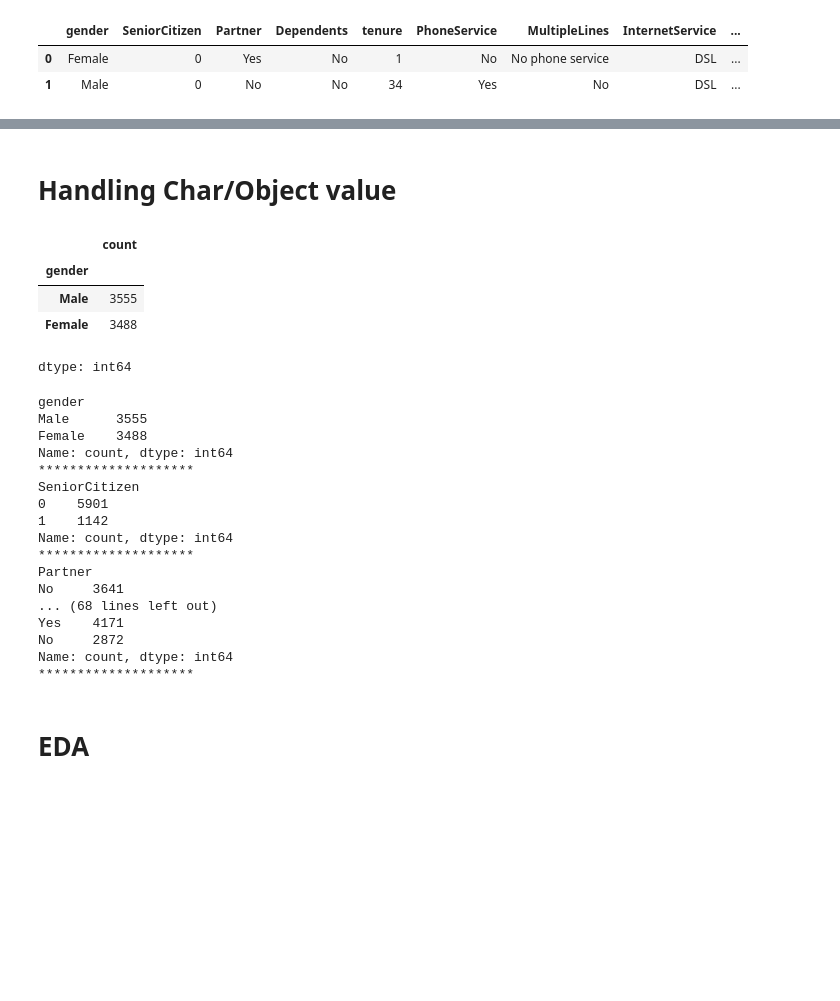
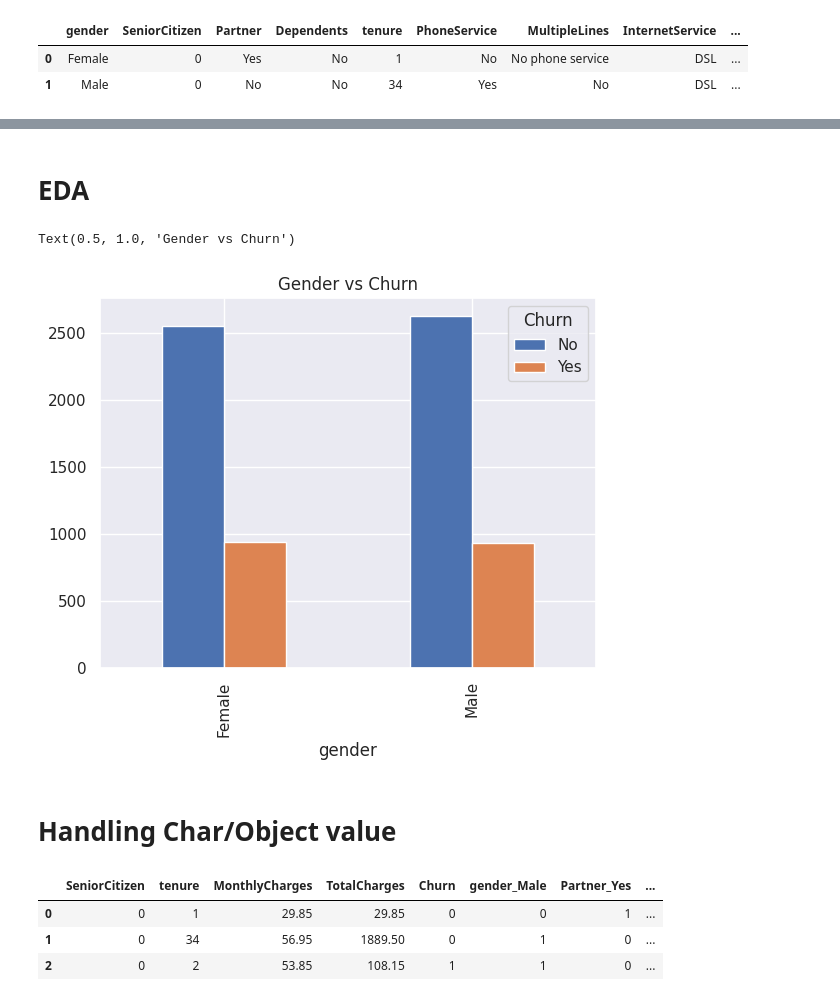
Before and after one commit to sathvikshetty22/MLProjects, a Jupyter notebook: Customer_Churn.ipynb, the cells around one changed output, grey strips where cells are left out. Drawn from its saved outputs; the diff is of its cells as text; code cells hidden in the pictures; blank space fills up the shorter version.

```diff
--- a/Customer_Churn.ipynb
+++ b/Customer_Churn.ipynb
@@ -81,0 +114,2 @@ dataset.head(2)
+# %%
+dataset.replace(['No internet service','No phone service'], 'No', inplace=True)
@@ -82,37 +141,20 @@ dataset.head(2)
+# %% [markdown]
+# EDA
+# %%
+# Relation between Gender vs Churn
+gender_wise = pd.crosstab(dataset['gender'], dataset['Churn'])
+gender_wise.plot(kind='bar')
+plt.title("Gender vs Churn")
+# %% [output]
+Text(0.5, 1.0, 'Gender vs Churn')
+[figure, added]
 # %% [markdown]
 # Handling Char/Object value
-# %%
-dataset['gender'].value_counts()
-# %% [output]
-|  | count |
-| gender |  |
-| Male | 3555 |
-| Female | 3488 |
-dtype: int64
 # %%
-categorical_features = ['gender','SeniorCitizen','Partner','Dependents','PhoneService','MultipleLines','InternetService',
-              'OnlineSecurity', 'OnlineBackup', 'DeviceProtection', 'TechSupport', 'StreamingTV', 'StreamingMovies',
-              'Contract', 'PaperlessBilling']
+#Encoding categorical features
+
+categorical_features = ['gender','Partner','Dependents','PhoneService','MultipleLines','InternetService',
+             'OnlineSecurity', 'OnlineBackup', 'DeviceProtection', 'TechSupport', 'StreamingTV', 'StreamingMovies',
+            'Contract', 'PaperlessBilling','PaymentMethod']
 for i in categorical_features:
-  print(dataset[i].value_counts())
-  print("********************")
+  dataset = pd.get_dummies(dataset, columns=[i],drop_first=True,dtype='int64')
-# %% [output]
-gender
-Male      3555
-Female    3488
-Name: count, dtype: int64
-********************
-SeniorCitizen
-0    5901
-1    1142
-Name: count, dtype: int64
-********************
-Partner
-No     3641
-... (68 lines left out)
-Yes    4171
-No     2872
-Name: count, dtype: int64
-********************
-# %% [markdown]
-# EDA
@@ -132,0 +161,7 @@ plt.tight_layout()
+# %%
+dataset.head(3)
+# %% [output]
+|  | SeniorCitizen | tenure | MonthlyCharges | TotalCharges | Churn | gender_Male | Partner_Yes | ... |
+| 0 | 0 | 1 | 29.85 | 29.85 | 0 | 0 | 1 | ... |
+| 1 | 0 | 34 | 56.95 | 1889.50 | 0 | 1 | 0 | ... |
+| 2 | 0 | 2 | 53.85 | 108.15 | 1 | 1 | 0 | ... |
```
Also changed, not shown: parts of 16 cells of this notebook.
